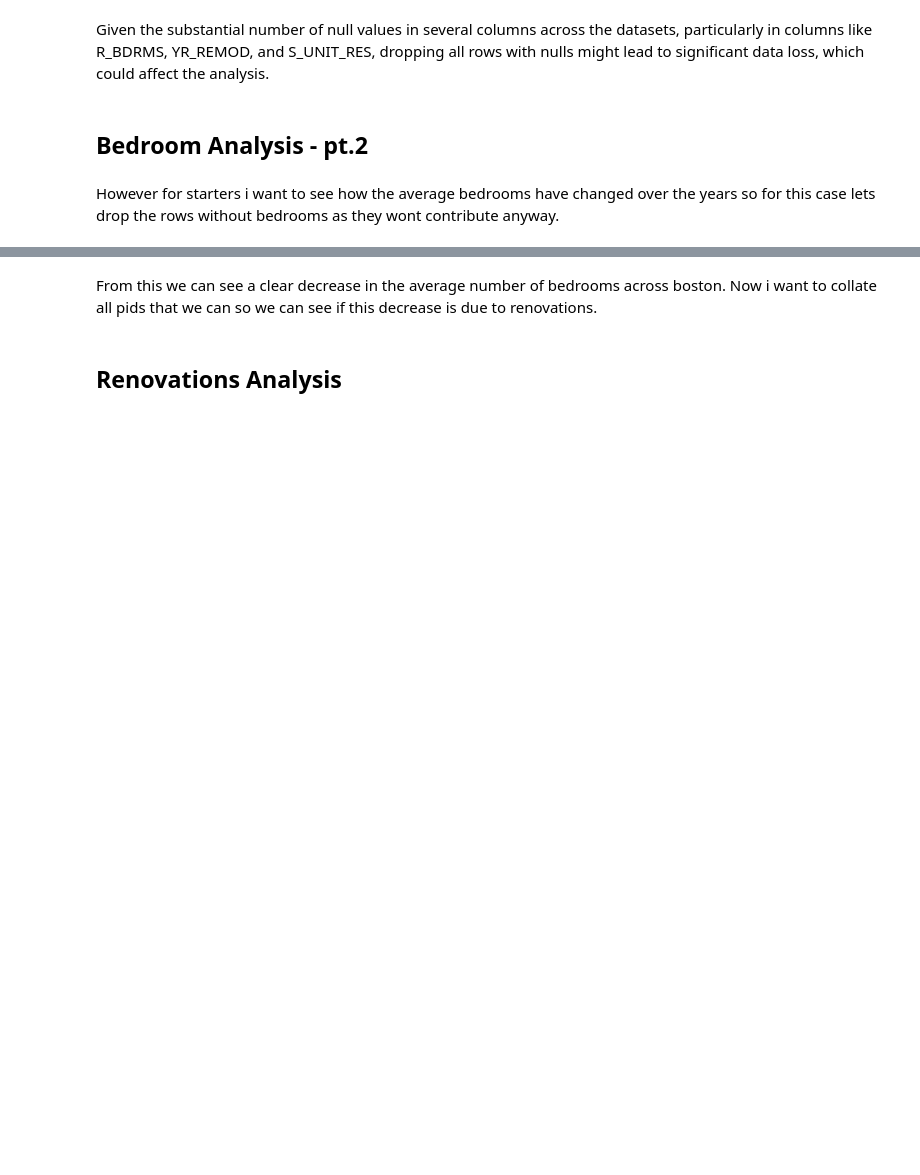
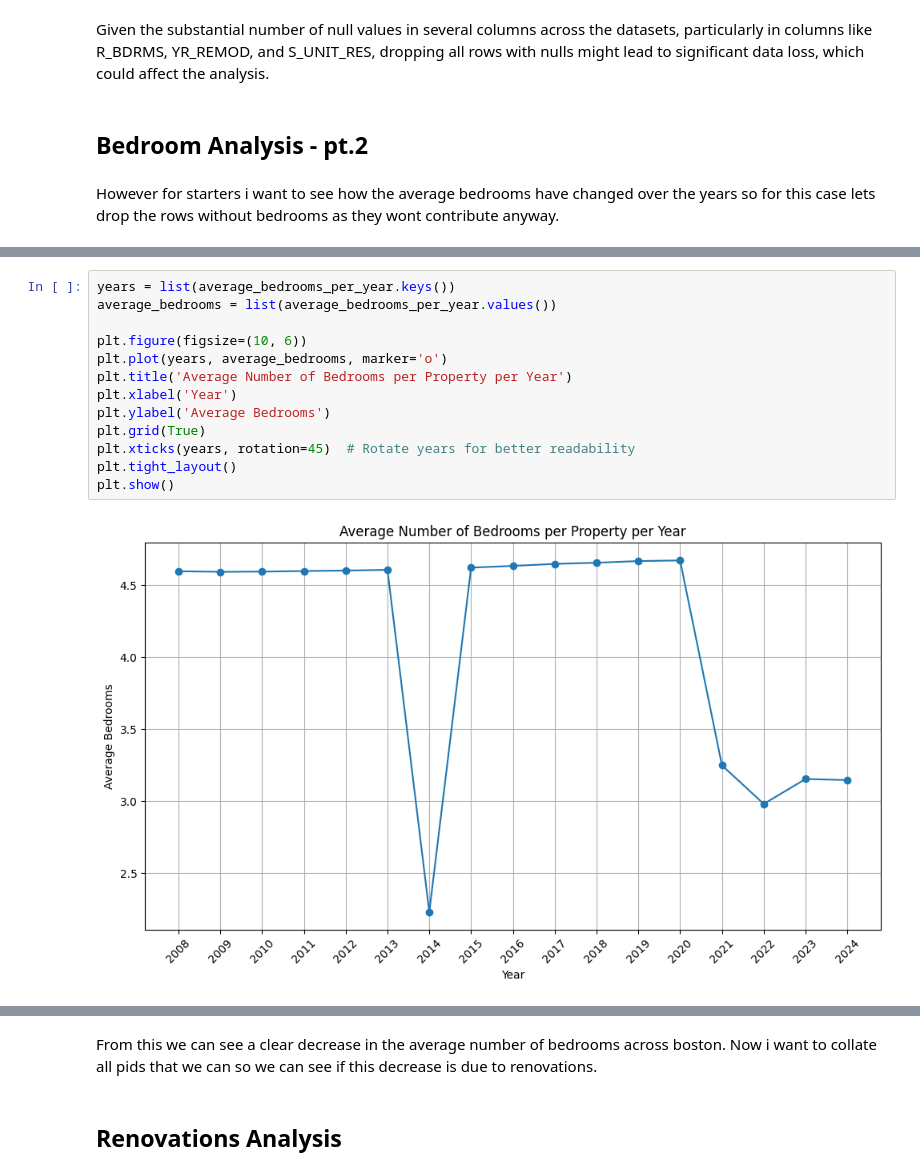
Before and after one commit to BU-Spark/ds-boston-remodeling, a Jupyter notebook: sp24-team-c/Mid Semester Insights Notebooks/Renovations&Bedrooms_Analysis.ipynb, the cells around one changed output, grey strips where cells are left out. Cells and saved outputs as stored; diff of their text form; blank space fills up the shorter version.

```diff
--- a/sp24-team-c/Mid Semester Insights Notebooks/Renovations&Bedrooms_Analysis.ipynb
+++ b/sp24-team-c/Mid Semester Insights Notebooks/Renovations&Bedrooms_Analysis.ipynb
@@ -212,0 +238,15 @@ Year 2024: Average Bedrooms = 3.15
+# %%
+years = list(average_bedrooms_per_year.keys())
+average_bedrooms = list(average_bedrooms_per_year.values())
+
+plt.figure(figsize=(10, 6))
+plt.plot(years, average_bedrooms, marker='o')
+plt.title('Average Number of Bedrooms per Property per Year')
+plt.xlabel('Year')
+plt.ylabel('Average Bedrooms')
+plt.grid(True)
+plt.xticks(years, rotation=45)  # Rotate years for better readability
+plt.tight_layout()
+plt.show()
+# %% [output]
+[figure, added]
```
Also changed, not shown: parts of 20 cells of this notebook.
